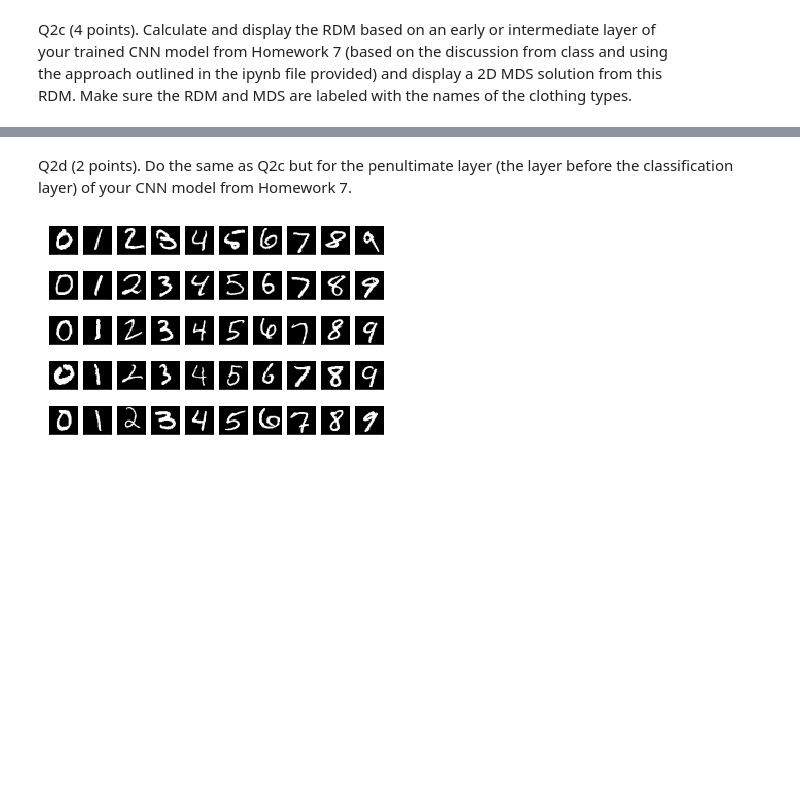
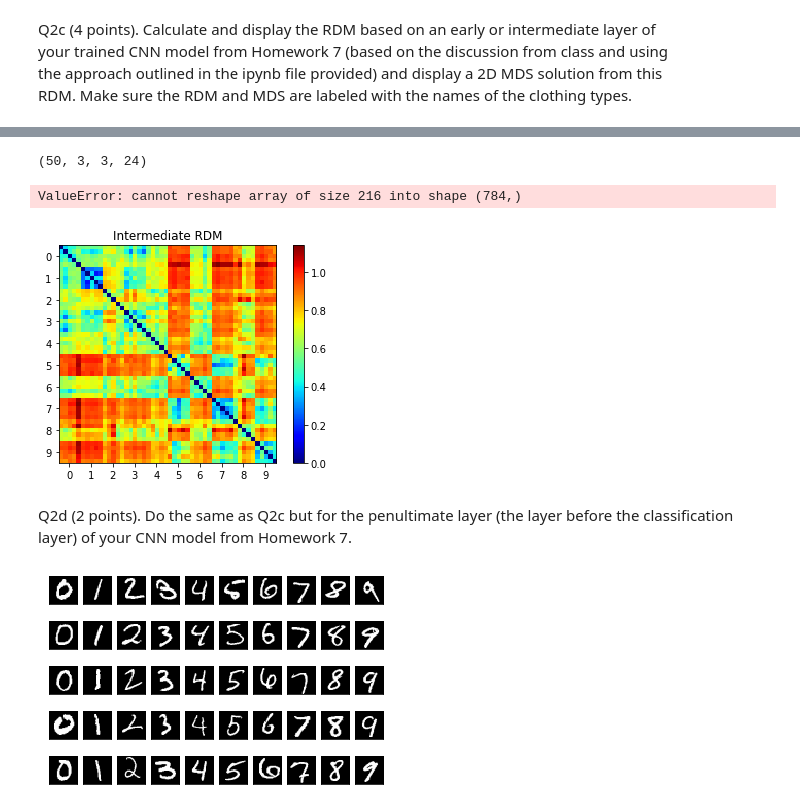
Before and after one commit to kdmalc/CompNeuro, a Jupyter notebook: 08/Homework8PartTwoMNIST.ipynb, the cells around one changed output, grey strips where cells are left out. Drawn from its saved outputs; the diff is of its cells as text; code cells hidden in the pictures; blank space fills up the shorter version.

```diff
--- a/08/Homework8PartTwoMNIST.ipynb
+++ b/08/Homework8PartTwoMNIST.ipynb
@@ -212,0 +286,47 @@ print('test_acc:', test_accuracy)
+# %%
+RE_ex_image = np.reshape(example_images, (50, 28, 28, 1))
+
+layer_name = 'conv2d_3'
+intermediate_layer_model = Model(inputs = network.input,
+            outputs = network.get_layer(layer_name).output)
+intermediate_output =  intermediate_layer_model.predict(RE_ex_image)
+print(intermediate_output.shape)
+# %% [output]
+(50, 3, 3, 24)
+# %%
+io1, io2, io3, io4 = intermediate_output.shape
+RE_io = np.reshape(intermediate_output, (io1, io2*io3*io4))
+# %%
+# calculate RDM for raw pixel images
+RDM_Inter = np.zeros((io1, io1))
+for i in range(io1):
+    for j in range(i, io1):
+        a = intermediate_output[i,:,:,:] #RE_ex_image[i,:,:]
+        a = a.reshape((sz*sz))
+        b = intermediate_output[i,:,:,:] #RE_ex_image[j,:,:]
+        b = b.reshape((sz*sz))
+        r, p = stats.kendalltau(a, b)
+        RDM_Inter[i,j] = 1-r
+        RDM_Inter[j,i] = 1-r
+# %% [output]
+ValueError: cannot reshape array of size 216 into shape (784,)
+# %%
+# axis tick locations
+xtks = np.arange(Nexamples//2, Ndigits*Nexamples, Nexamples)
+ytks = xtks
+xlabs = []
+ylabs = []
+for i in range(len(xtks)):
+    xlabs.append(str(i))
+    ylabs.append(str(i))
+
+# plot RDM
+fig = plt.figure()
+im = plt.imshow(RDM_Inter, cmap='jet', interpolation='none')
+plt.title('Intermediate RDM')
+plt.xticks(xtks, xlabs)
+plt.yticks(ytks, ylabs)
+plt.colorbar(im)
+plt.show()
+# %% [output]
+[figure, added]
```
Also changed, not shown: parts of 9 cells of this notebook, 2 other files.
